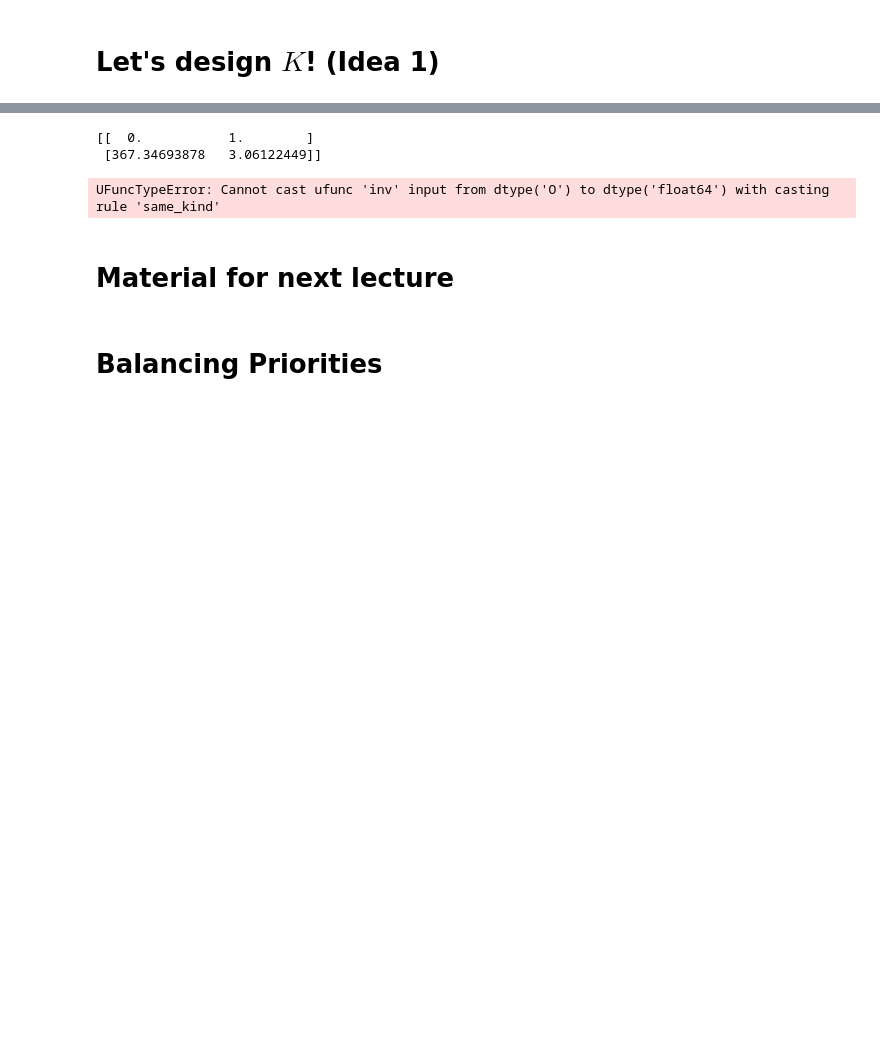
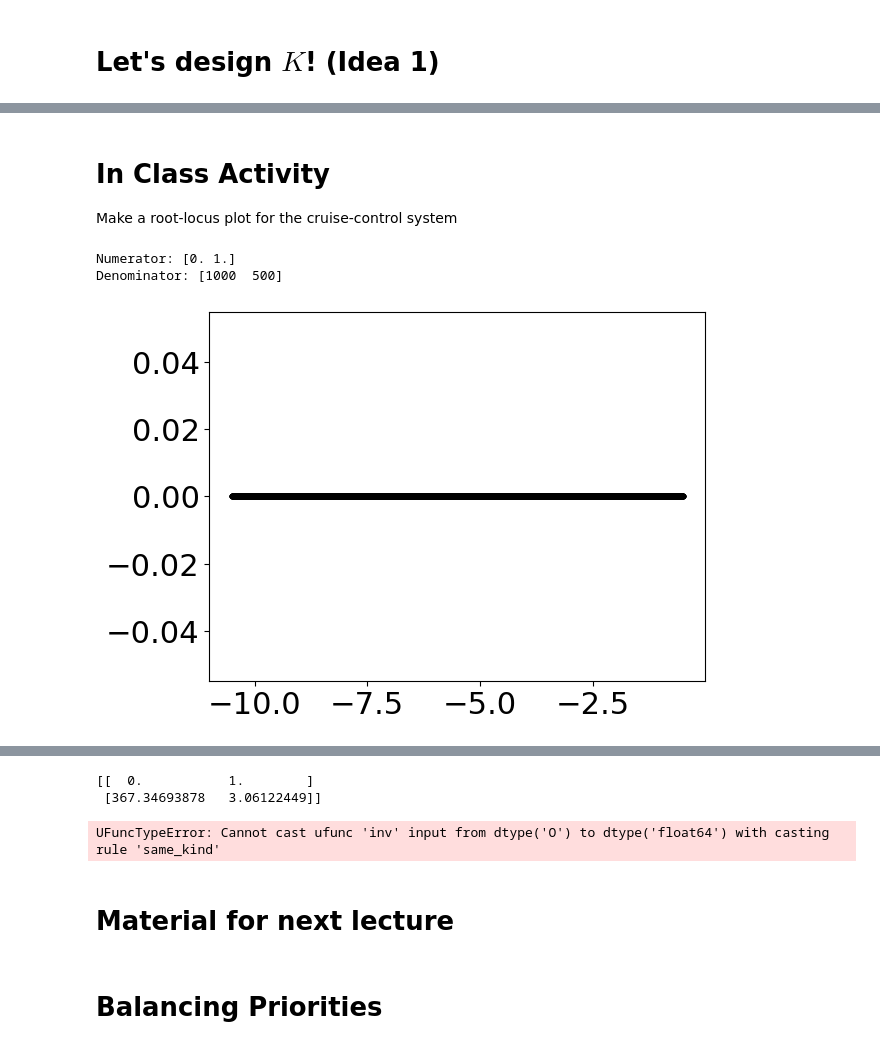
Before and after one commit to issam-akhtar/ENEL44-Unit-2---Intro-to-control, a Jupyter notebook: sensitivity function.ipynb, the cells around one changed output, grey strips where cells are left out. Cells and saved outputs as stored; diff of their text form; code cells hidden in the pictures; blank space fills up the shorter version.

```diff
--- a/sensitivity function.ipynb
+++ b/sensitivity function.ipynb
@@ -322,0 +373,31 @@ cu.make_closed_loop_plots(t,r,d,n,y,u)
+# %% [markdown]
+# In Class Activity
+
+Make a root-locus plot for the cruise-control system
+# %%
+def enel441_root_locus(num,den,min_k,max_k):
+    if len(num[0][0]) == len(den[0][0]):
+        print('Nothing to do.')
+        num_padded = num[0][0]
+        print(num[0][0])
+        print(den[0][0])
+    else:
+        num_padded = np.concatenate((np.zeros(len(den[0][0])-len(num[0][0])), num[0][0]))
+        print('Numerator:', num_padded)
+        print('Denominator:', den[0][0])
+
+    fig, ax = plt.subplots(1,1)
+    for k in range(min_k,max_k):
+        den_closed_loop = den[0][0] + k*num_padded
+        closed_loop_poles = np.roots(den_closed_loop)
+        ax.plot(np.real(closed_loop_poles),np.imag(closed_loop_poles), 'k.' )
+
+    return fig, ax
+
+
+fix,ax = enel441_root_locus(Car.num,Car.den,0,10000)
+plt.show()
+# %% [output]
+Numerator: [0. 1.]
+Denominator: [1000  500]
+[figure, added]
```
Also changed, not shown: parts of 13 cells of this notebook, 5 other files.
